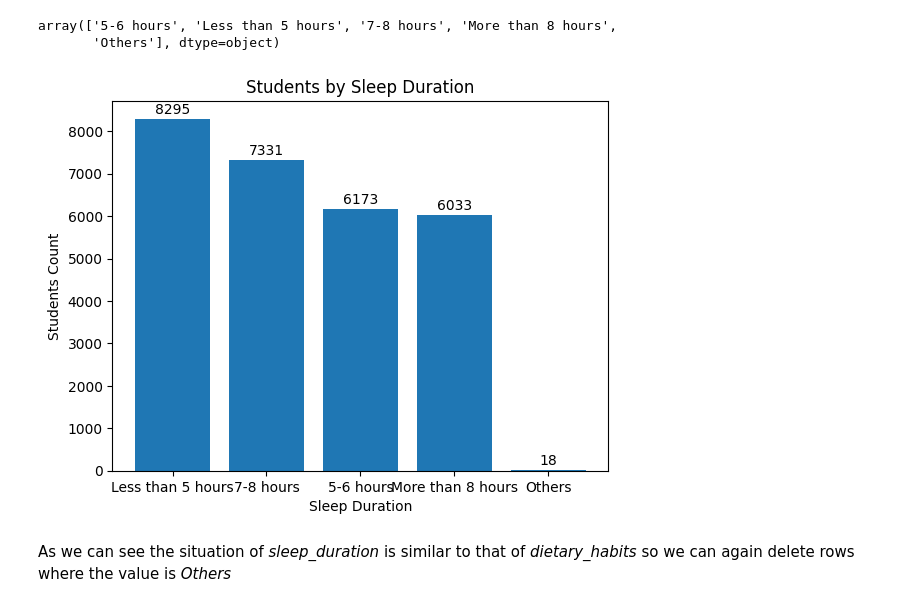
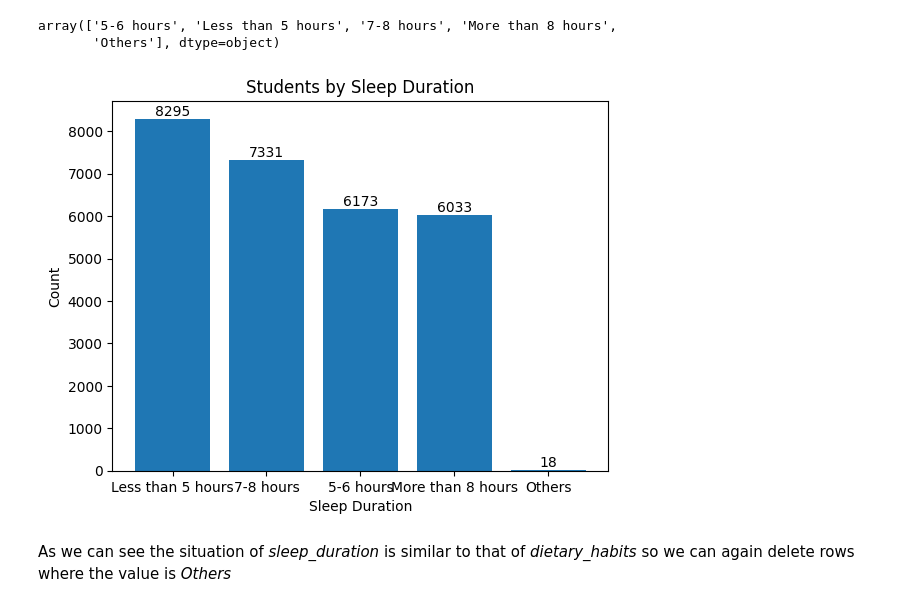
Before and after one commit to VladoDev03/mental-cognitive-disorders-analysis, a Jupyter notebook: disorders-analysis/disorders-analysis.ipynb, the cells around one changed output. Saved outputs shown, nothing was run; the diff lists cells and outputs as text; code cells hidden in the pictures.

```diff
--- a/disorders-analysis/disorders-analysis.ipynb
+++ b/disorders-analysis/disorders-analysis.ipynb
@@ -72,3 +77,19 @@ def ordinal_encode(df, column, categories_order):
+# %%
+def plot_category_counts(df, column_name, title=None, xlabel=None, ylabel="Count"):
+    category_stats = df[column_name].value_counts()
+
+    categories = category_stats.index
+    counts = category_stats.values
+
+    plt.bar(categories, counts)
+    plt.title(title if title else f"Students by {column_name}")
+    plt.xlabel(xlabel if xlabel else column_name)
+    plt.ylabel(ylabel)
+
+    for i, count in enumerate(counts):
+        plt.text(i, count, str(count), ha='center', va='bottom')
+
+    plt.show()
 # %% [markdown]
 ### Student Depression
 # %% [markdown]
@@ -244,22 +251,9 @@ student_depression_data.sleep_duration.unique()
 array(['5-6 hours', 'Less than 5 hours', '7-8 hours', 'More than 8 hours',
        'Others'], dtype=object)
 # %%
-sleep_duration_stats = student_depression_data['sleep_duration'].value_counts()
-
-sleep_durations = sleep_duration_stats.index
-counts = sleep_duration_stats.values
-
-plt.bar(sleep_durations, counts)
-plt.title("Students by Sleep Duration")
-plt.xlabel("Sleep Duration")
-plt.ylabel("Students Count")
-
-for i, count in enumerate(counts):
-    plt.text(i, count + 50, str(count), ha='center', va='bottom')
-
-plt.show()
+plot_category_counts(student_depression_data, "sleep_duration", title="Students by Sleep Duration", xlabel="Sleep Duration")
 # %% [output]
-[figure, old version]
+[figure, new version]
 # %% [markdown]
 As we can see the situation of *sleep_duration* is similar to that of *dietary_habits* so we can again delete rows where the value is *Others*
 # %%
```
Also changed, not shown: parts of 22 cells of this notebook.
